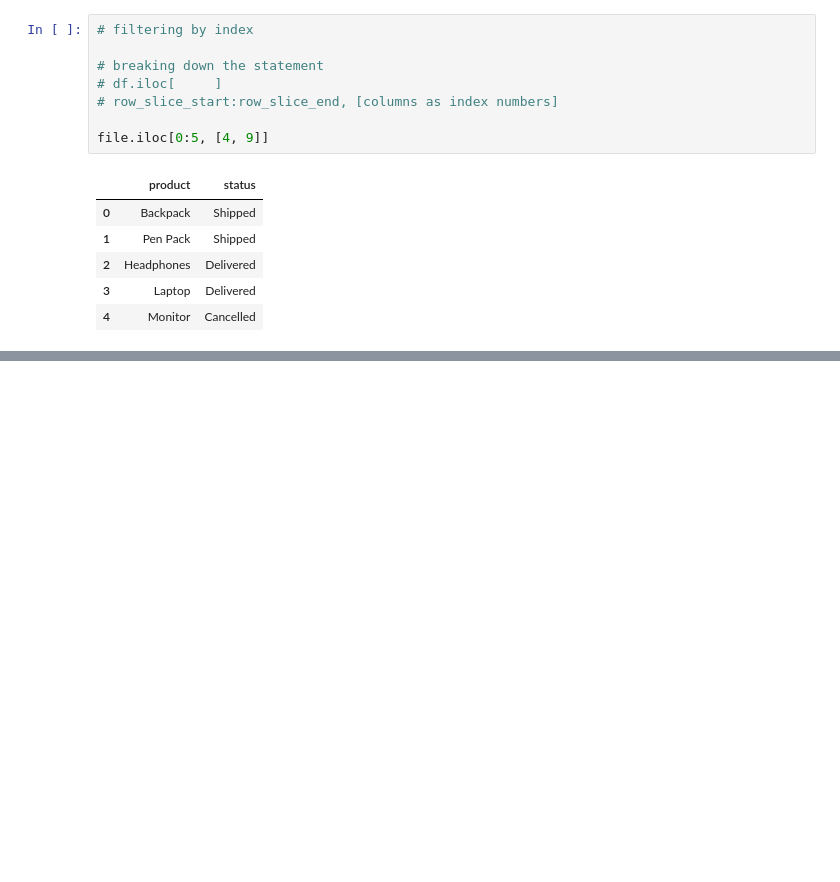
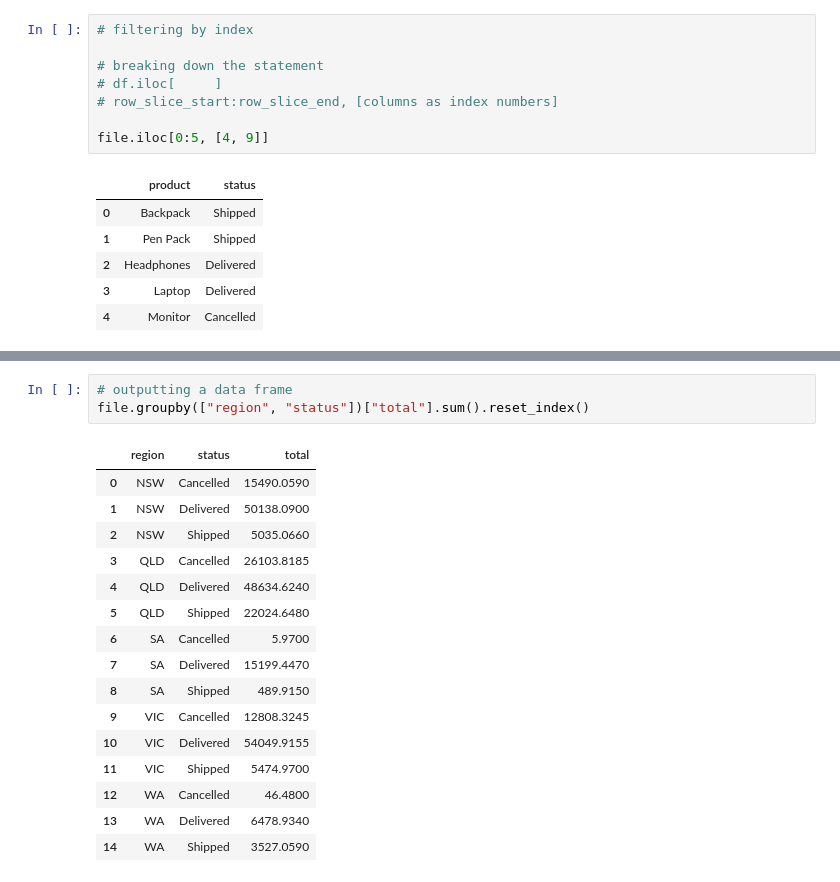
Before and after one commit to helenlex/Little-Projects, a Jupyter notebook: Learning Pandas Basics/playing_around_with_pandas.ipynb, the cells around one changed output, grey strips where cells are left out. Drawn from its saved outputs; the diff is of its cells as text; blank space fills up the shorter version.

```diff
--- a/Learning Pandas Basics/playing_around_with_pandas.ipynb
+++ b/Learning Pandas Basics/playing_around_with_pandas.ipynb
@@ -303,0 +501,20 @@ file.iloc[0:5, [4, 9]]
+# %%
+# outputting a data frame
+file.groupby(["region", "status"])["total"].sum().reset_index()
+# %% [output]
+|  | region | status | total |
+| 0 | NSW | Cancelled | 15490.0590 |
+| 1 | NSW | Delivered | 50138.0900 |
+| 2 | NSW | Shipped | 5035.0660 |
+| 3 | QLD | Cancelled | 26103.8185 |
+| 4 | QLD | Delivered | 48634.6240 |
+| 5 | QLD | Shipped | 22024.6480 |
+| 6 | SA | Cancelled | 5.9700 |
+| 7 | SA | Delivered | 15199.4470 |
+| 8 | SA | Shipped | 489.9150 |
+| 9 | VIC | Cancelled | 12808.3245 |
+| 10 | VIC | Delivered | 54049.9155 |
+| 11 | VIC | Shipped | 5474.9700 |
+| 12 | WA | Cancelled | 46.4800 |
+| 13 | WA | Delivered | 6478.9340 |
+| 14 | WA | Shipped | 3527.0590 |
```
Also changed, not shown: parts of 20 cells of this notebook.
